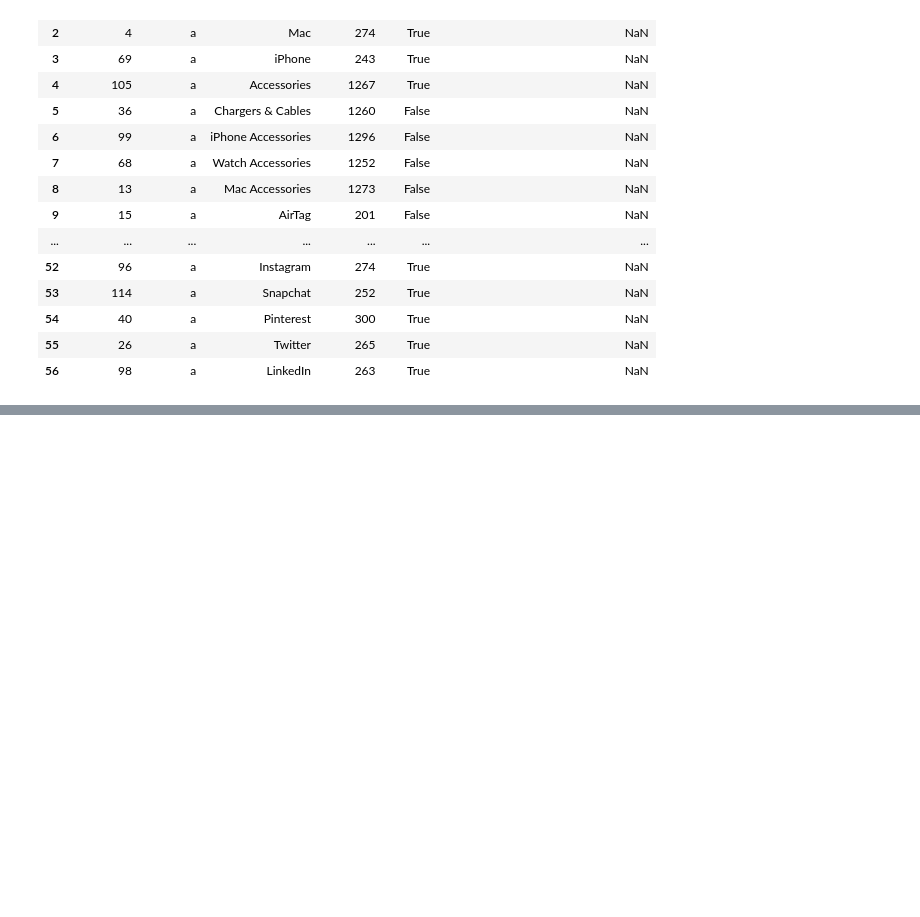
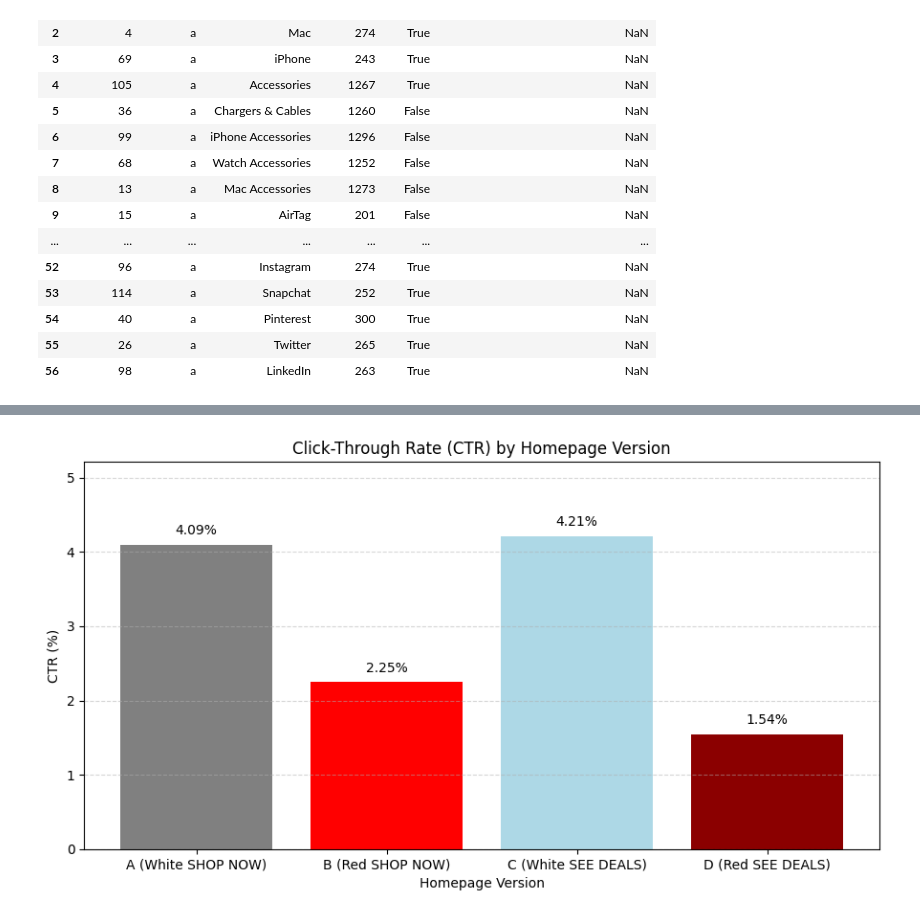
Before and after one commit to Dilek-D/Dilek-Goes-with-Panda-Coding-1, a Jupyter notebook: A_B_Test_10.ipynb, the cells around one changed output, grey strips where cells are left out. Saved outputs shown, nothing was run; the diff lists cells and outputs as text; code cells hidden in the pictures; blank space fills up the shorter version.

```diff
--- a/A_B_Test_10.ipynb
+++ b/A_B_Test_10.ipynb
@@ -95,0 +298,73 @@ eniac_d
+# %%
+import pandas as pd
+import matplotlib.pyplot as plt
+from statsmodels.stats.proportion import proportions_ztest
+import itertools
+
+# --- Annahme: eniac_a, eniac_b, eniac_c, eniac_d sind schon geladen ---
+
+# 1. Klicks für sichtbaren Button extrahieren
+def extract_button_clicks(df):
+    return df[(df["Name"].isin(["SHOP NOW", "SEE DEALS"])) & (df["Visible?"] == True)]["No. clicks"].sum()
+
+# 2. Versionen in Dictionary
+versions = {
+    "A (White SHOP NOW)": eniac_a,
+    "B (Red SHOP NOW)": eniac_b,
+    "C (White SEE DEALS)": eniac_c,
+    "D (Red SEE DEALS)": eniac_d
+}
+
+# 3. Gesamtseitenaufrufe & pro Version (Annahme: gleichverteilt)
+total_views = 50061
+views_per_version = total_views / 4
+
+# 4. CTR berechnen
+ctr_results = {}
+clicks_results = {}
+for name, df in versions.items():
+    clicks = extract_button_clicks(df)
+    ctr = clicks / views_per_version
+    clicks_results[name] = clicks
+    ctr_results[name] = ctr
+
+print("CTR Results:")
+for k, v in ctr_results.items():
+    print(f"{k}: CTR = {v:.4%} ({clicks_results[k]} clicks / {int(views_per_version)} views)")
+
+# 5. Gewinner finden
+winner = max(ctr_results, key=ctr_results.get)
+print(f"\nWinner: {winner} with CTR {ctr_results[winner]:.4%}")
+
+# 6. Paarweise Z-Tests für Proportionen
+print("\nPairwise significance tests (Z-test for proportions):")
+
+alpha = 0.05
+pairs = list(itertools.combinations(versions.keys(), 2))
+for v1, v2 in pairs:
+    clicks = [clicks_results[v1], clicks_results[v2]]
+    views = [views_per_version, views_per_version]
+    stat, p_val = proportions_ztest(count=clicks, nobs=views, alternative='two-sided')
+    signif = "SIGNIFICANT" if p_val < alpha else "not significant"
+    print(f"{v1} vs {v2}: Z = {stat:.3f}, p = {p_val:.4f} -> {signif}")
+
+# 7. Balkendiagramm plotten
+plt.figure(figsize=(9, 5))
+bars = plt.bar(ctr_results.keys(), [v * 100 for v in ctr_results.values()],
+               color=['gray', 'red', 'lightblue', 'darkred'])
+plt.title('Click-Through Rate (CTR) by Homepage Version')
+plt.ylabel('CTR (%)')
+plt.xlabel('Homepage Version')
+plt.ylim(0, max(ctr_results.values()) * 100 + 1)
+plt.grid(axis='y', linestyle='--', alpha=0.5)
+for bar in bars:
+    height = bar.get_height()
+    plt.text(bar.get_x() + bar.get_width() / 2,
+             height + 0.1,
+             f"{height:.2f}%",
+             ha='center',
+             va='bottom',
+             fontsize=10)
+plt.tight_layout()
+plt.show()
+# %% [output]
@@ -95,0 +386 @@ eniac_d
+[figure, added]
```
Also changed, not shown: parts of 38 cells of this notebook.
